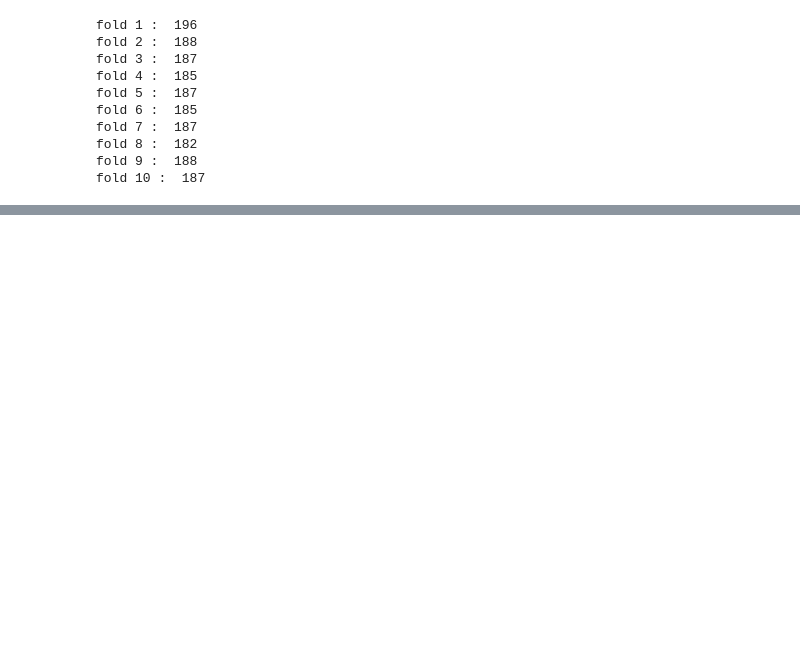
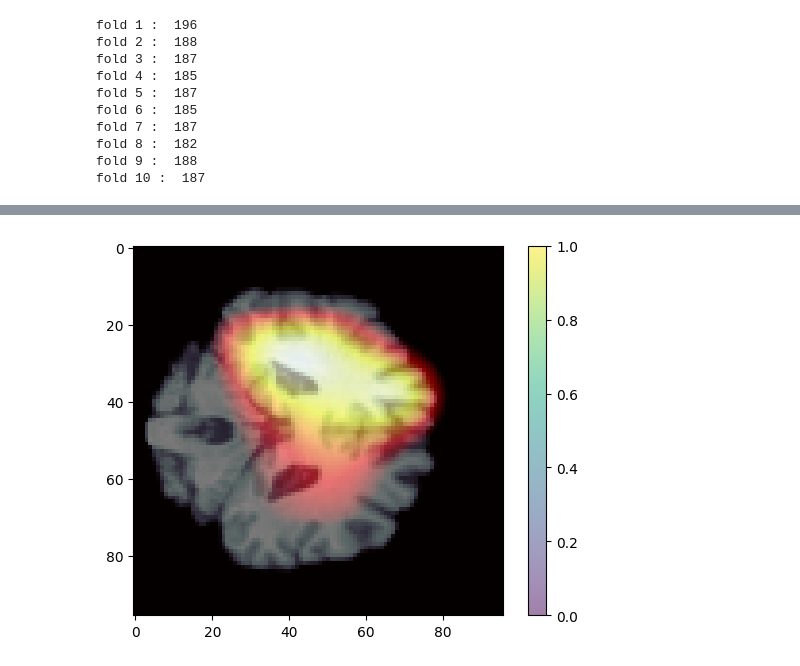
Before and after one commit to youzhiw/SCZ_classfication, a Jupyter notebook: manualGradCAM.ipynb, the cells around one changed output, grey strips where cells are left out. Saved outputs shown, nothing was run; the diff lists cells and outputs as text; code cells hidden in the pictures; blank space fills up the shorter version.

```diff
--- a/manualGradCAM.ipynb
+++ b/manualGradCAM.ipynb
@@ -322,0 +422,4 @@ plt.colorbar()
+# %%
+plot_gradCAM(sample, heatmap, 'y', max_y_index)
+# %% [output]
+[figure, added]
```
Also changed, not shown: parts of 15 cells of this notebook, 2 other files.
